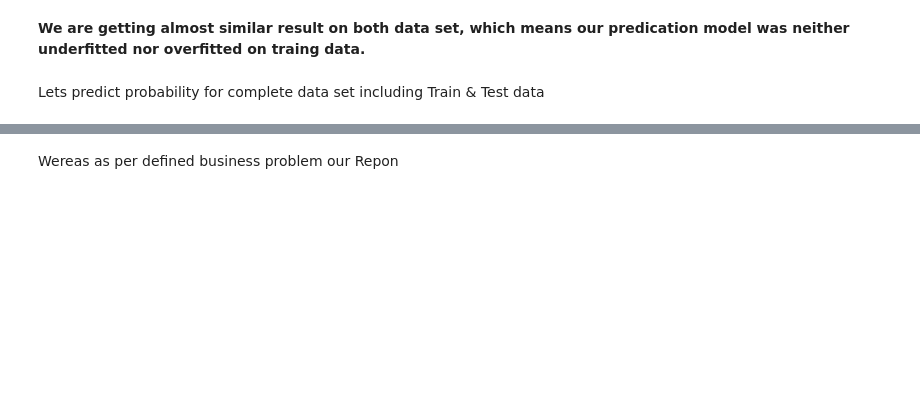
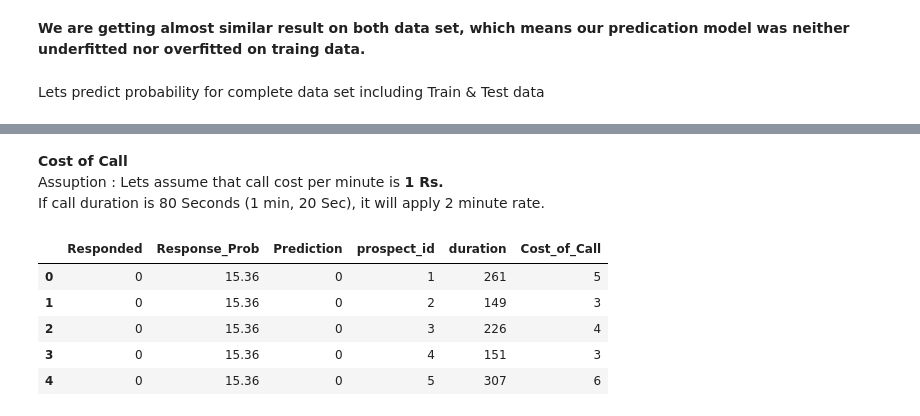
Before and after one commit to ppawar88/DSProject, a Jupyter notebook: Acquisition Analytics/Acquisition Analytics.ipynb, the cells around one changed output, grey strips where cells are left out. Cells and saved outputs as stored; diff of their text form; code cells hidden in the pictures; blank space fills up the shorter version.

```diff
--- a/Acquisition Analytics/Acquisition Analytics.ipynb
+++ b/Acquisition Analytics/Acquisition Analytics.ipynb
@@ -712,8 +777,9 @@ asd
 # %%
-X_train.drop(labels=['pdays_Contacted_in_first_10days','emp.var.rate','previous_Never contacted'], inplace=True, axis=1)
+X_train.drop(labels=['pdays_Contacted_in_first_10days','emp.var.rate','previous_Never contacted','pdays_First_time_contacted'], inplace=True, axis=1)
 cols.remove('pdays_Contacted_in_first_10days')
 cols.remove('emp.var.rate')
 cols.remove('previous_Never contacted')
+cols.remove('pdays_First_time_contacted')
 # %% [markdown]
 Generic Method to get LR Model & VIF score
 # %%
@@ -877,2 +1203,0 @@ df_pred.head()
-# %% [markdown]
-Wereas as per defined business problem our Repon
@@ -880,0 +1204,4 @@ loan['du']
+# %% [markdown]
+**Cost of Call**<br>
+Assuption : Lets assume that call cost per minute is **1 Rs.**<BR>
+If call duration is 80 Seconds (1 min, 20 Sec), it will apply 2 minute rate.
@@ -880,0 +1210,11 @@ loan['du']
+# %%
+#Derive Minutes from seconds * Per Minute rate
+df_pred['Cost_of_Call'] =df_pred['duration'].apply(lambda x: math.ceil(x / 60) * 1)
+df_pred.head()
+# %% [output]
+|  | Responded | Response_Prob | Prediction | prospect_id | duration | Cost_of_Call |
+| 0 | 0 | 15.36 | 0 | 1 | 261 | 5 |
+| 1 | 0 | 15.36 | 0 | 2 | 149 | 3 |
+| 2 | 0 | 15.36 | 0 | 3 | 226 | 4 |
+| 3 | 0 | 15.36 | 0 | 4 | 151 | 3 |
+| 4 | 0 | 15.36 | 0 | 5 | 307 | 6 |
```
Also changed, not shown: parts of 46 cells of this notebook.
